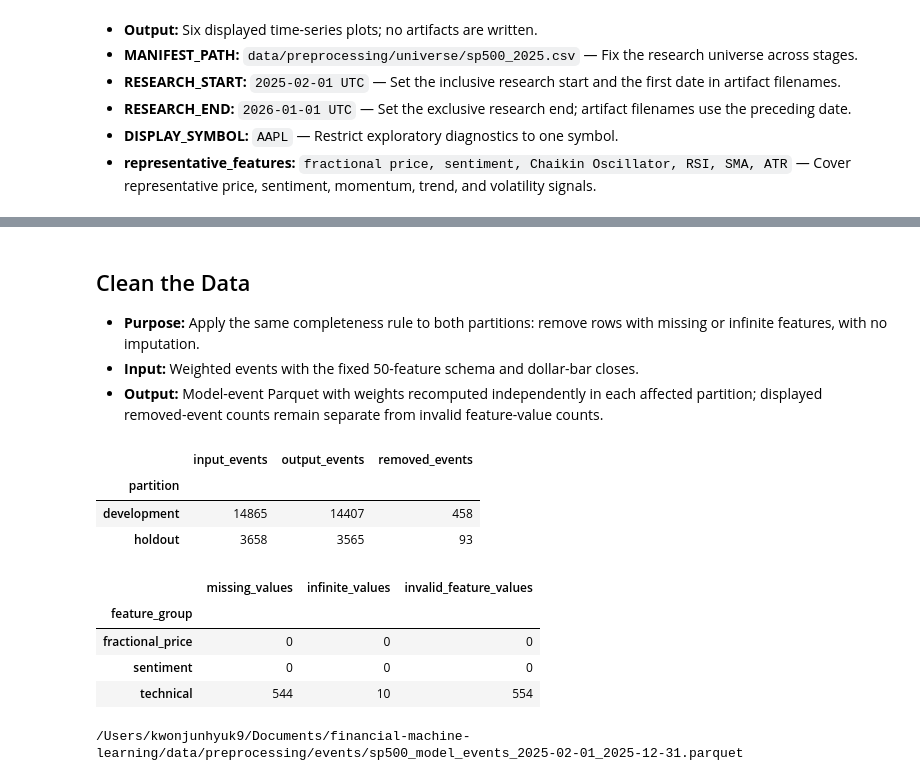
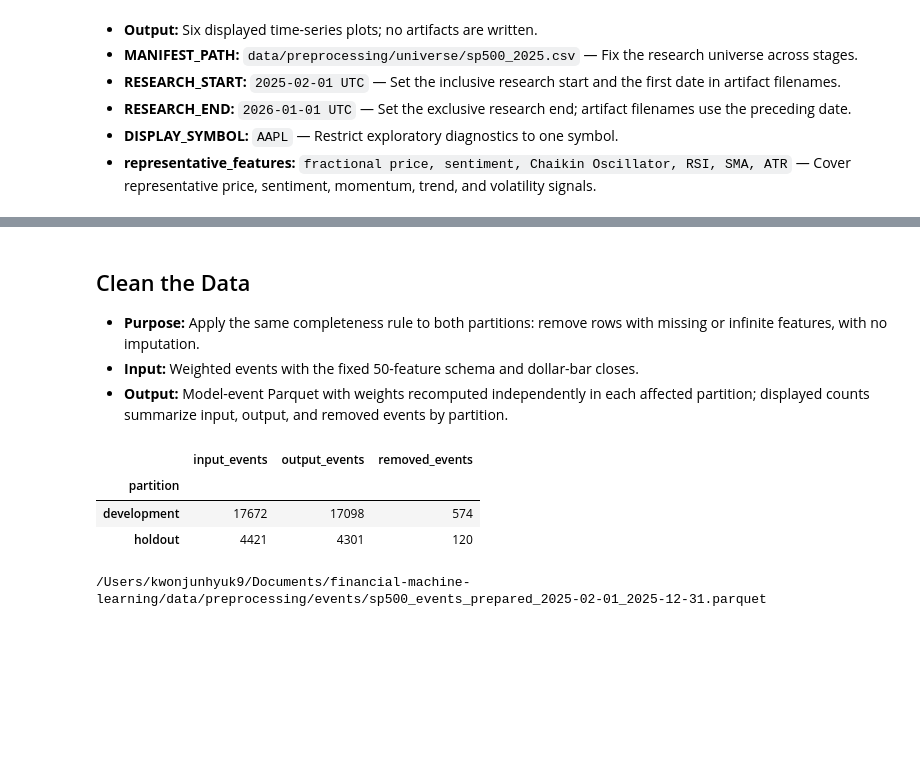
Before and after one commit to kwonjunhyuk9/financial-machine-learning, a Jupyter notebook: notebooks/preprocessing/prepare_the_data.ipynb, the cells around one changed output, grey strips where cells are left out. Drawn from its saved outputs; the diff is of its cells as text; code cells hidden in the pictures; blank space fills up the shorter version.

```diff
--- a/notebooks/preprocessing/prepare_the_data.ipynb
+++ b/notebooks/preprocessing/prepare_the_data.ipynb
@@ -34,7 +34,7 @@ RESEARCH_END = pd.Timestamp("2026-01-01", tz="UTC")
 paths = ResearchPaths(PROJECT_ROOT, start=RESEARCH_START, end=RESEARCH_END)
 event_dir = paths.data / "events"
 weighted_path = paths.event("weighted")
-prepared_path = paths.event("model")
+prepared_path = paths.event("prepared")
 # %%
 weighted_events = pd.read_parquet(weighted_path).sort_values("event_start", ignore_index=True)
 dollar_bars = read_all_bars(paths, manifest_path=MANIFEST_PATH).sort_values(["end", "symbol"])
@@ -119,40 +119,30 @@ plt.show()
 
 - **Purpose:** Apply the same completeness rule to both partitions: remove rows with missing or infinite features, with no imputation.
 - **Input:** Weighted events with the fixed 50-feature schema and dollar-bar closes.
-- **Output:** Model-event Parquet with weights recomputed independently in each affected partition; displayed removed-event counts remain separate from invalid feature-value counts.
+- **Output:** Model-event Parquet with weights recomputed independently in each affected partition; displayed counts summarize input, output, and removed events by partition.
 # %%
-prepared_events, cleaning_report = prepare_weighted_event_data(
+prepared_events, _ = prepare_weighted_event_data(
     weighted_events,
     close,
 )
 
 event_dir.mkdir(parents=True, exist_ok=True)
 prepared_events.to_parquet(prepared_path, index=False)
 
 cleaning_summary = pd.DataFrame({
     "input_events": weighted_events["partition"].value_counts(),
     "output_events": prepared_events["partition"].value_counts(),
 }).fillna(0).astype(int)
 
 cleaning_summary["removed_events"] = (
     cleaning_summary["input_events"] - cleaning_summary["output_events"]
 )
 display(cleaning_summary)
 
-display(
-    cleaning_report.groupby("feature_group")[
-        ["missing_values", "infinite_values", "invalid_rows"]
-    ].sum().rename(columns={"invalid_rows": "invalid_feature_values"})
-)
 print(prepared_path)
 # %% [output]
 |  | input_events | output_events | removed_events |
 | partition |  |  |  |
-| development | 14865 | 14407 | 458 |
-| holdout | 3658 | 3565 | 93 |
+| development | 17672 | 17098 | 574 |
+| holdout | 4421 | 4301 | 120 |
-|  | missing_values | infinite_values | invalid_feature_values |
-| feature_group |  |  |  |
-| fractional_price | 0 | 0 | 0 |
-| sentiment | 0 | 0 | 0 |
-| technical | 544 | 10 | 554 |
-/Users/kwonjunhyuk9/Documents/financial-machine-learning/data/preprocessing/events/sp500_model_events_2025-02-01_2025-12-31.parquet
+/Users/kwonjunhyuk9/Documents/financial-machine-learning/data/preprocessing/events/sp500_events_prepared_2025-02-01_2025-12-31.parquet
```
Also changed, not shown: parts of 4 cells of this notebook, 34 other files.
